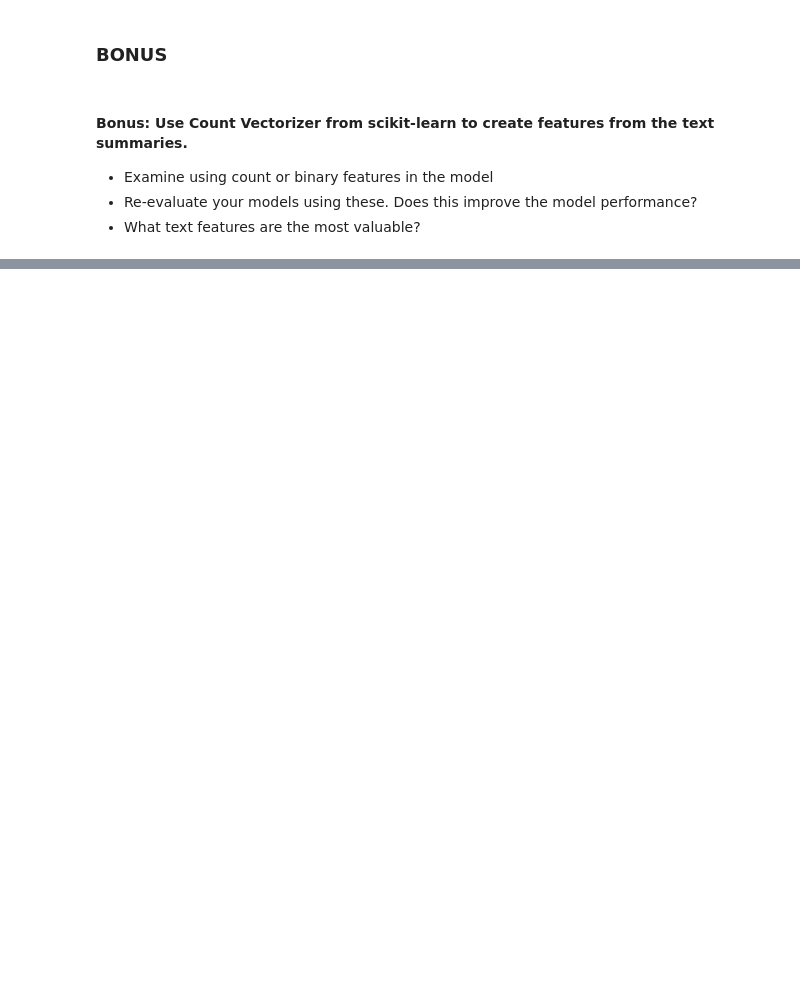
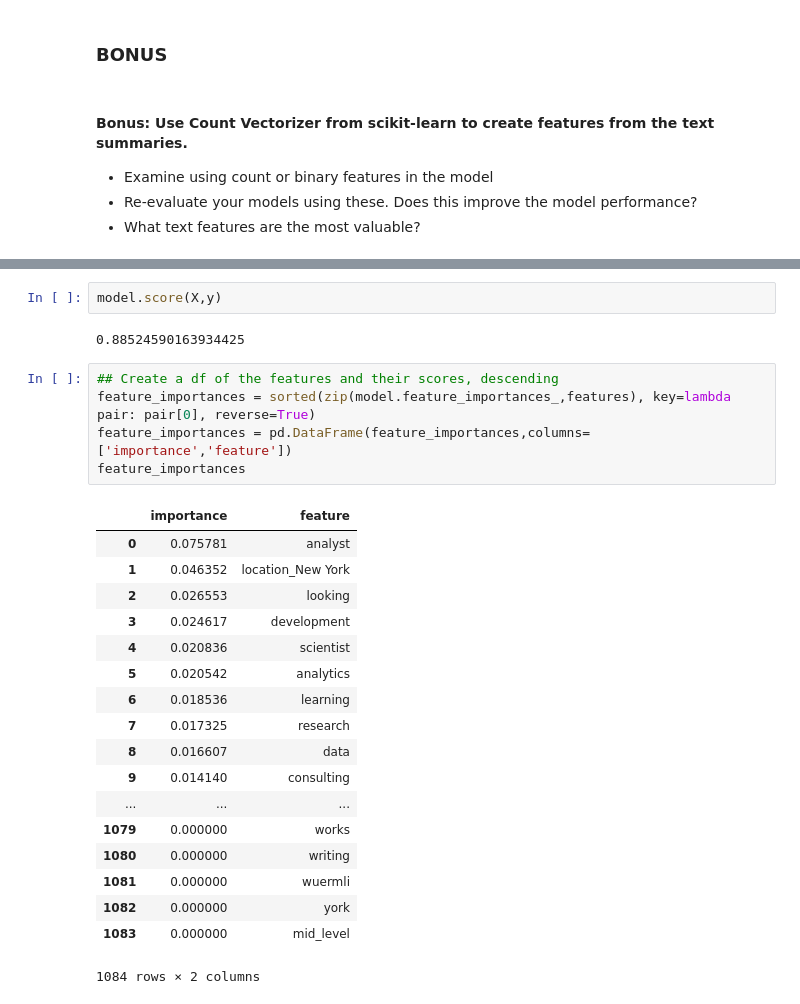
Before and after one commit to matthewbrems/old, a Jupyter notebook: projects/03-Project/starter-code/jd-project3.ipynb, the cells around one changed output, grey strips where cells are left out. Cells and saved outputs as stored; diff of their text form; blank space fills up the shorter version.

```diff
--- a/projects/03-Project/starter-code/jd-project3.ipynb
+++ b/projects/03-Project/starter-code/jd-project3.ipynb
@@ -514,0 +626,28 @@ df_final.head()
+# %%
+model.score(X,y)
+# %% [output]
+0.88524590163934425
+# %%
+## Create a df of the features and their scores, descending
+feature_importances = sorted(zip(model.feature_importances_,features), key=lambda pair: pair[0], reverse=True)
+feature_importances = pd.DataFrame(feature_importances,columns=['importance','feature'])
+feature_importances
+# %% [output]
+|  | importance | feature |
+| 0 | 0.075781 | analyst |
+| 1 | 0.046352 | location_New York |
+| 2 | 0.026553 | looking |
+| 3 | 0.024617 | development |
+| 4 | 0.020836 | scientist |
+| 5 | 0.020542 | analytics |
+| 6 | 0.018536 | learning |
+| 7 | 0.017325 | research |
+| 8 | 0.016607 | data |
+| 9 | 0.014140 | consulting |
+| ... | ... | ... |
+| 1079 | 0.000000 | works |
+| 1080 | 0.000000 | writing |
+| 1081 | 0.000000 | wuermli |
+| 1082 | 0.000000 | york |
+| 1083 | 0.000000 | mid_level |
+1084 rows × 2 columns
```
Also changed, not shown: parts of 60 cells of this notebook.
